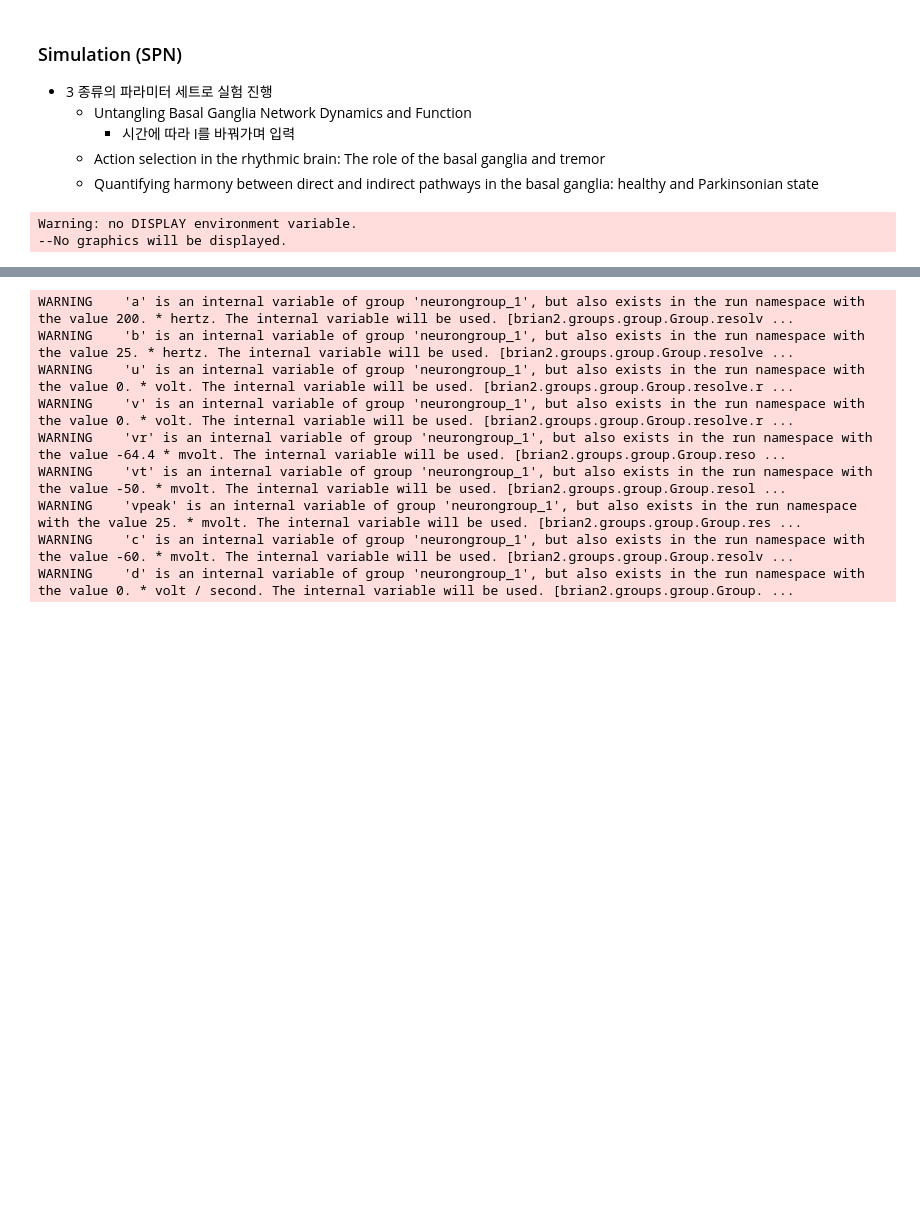
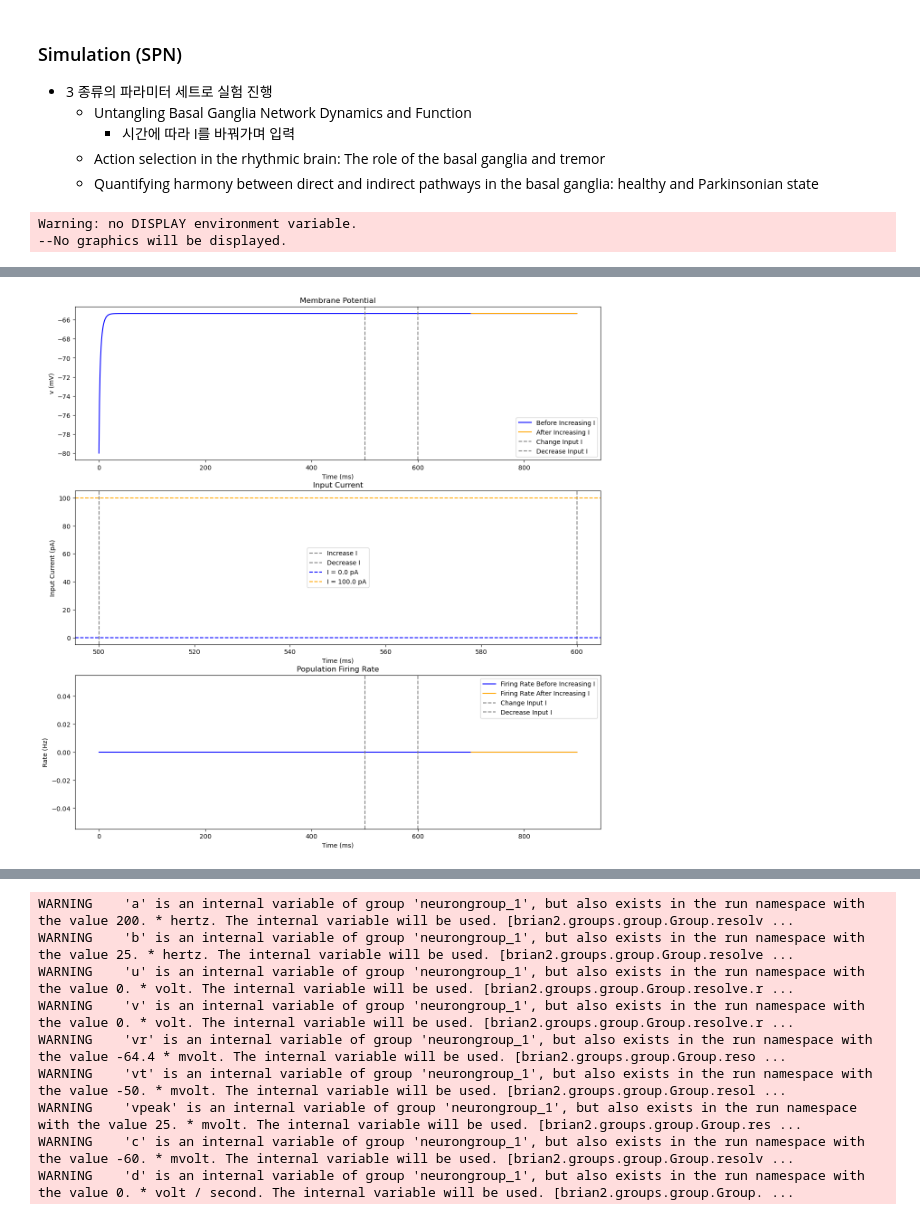
Before and after one commit to techzzt/Basal-ganglia-neuron-models, a Jupyter notebook: BG_insilico_SPN_temp.ipynb, the cells around one changed output, grey strips where cells are left out. Saved outputs shown, nothing was run; the diff lists cells and outputs as text; code cells hidden in the pictures; blank space fills up the shorter version.

```diff
--- a/BG_insilico_SPN_temp.ipynb
+++ b/BG_insilico_SPN_temp.ipynb
@@ -243,0 +319,97 @@ Earliest time when v reaches vr (in ms): 6. Hz
+# %%
+# Parameters
+simulation_time = 1000 * ms  # Total simulation time
+time_after_c_reach = 100 * ms  # Time after reaching c to increase I
+initial_I = 0 * pA
+increased_I = 100 * pA
+stabilization_time = 500 * ms  # Time to stabilize before increasing I
+decrease_I_time = 200 * ms  # Time to decrease I after increasing
+
+# Run stabilization phase
+dSPN.I = initial_I
+dv_monitor = StateMonitor(dSPN, variables='v', record=True)
+spike_monitor = SpikeMonitor(dSPN)
+rate_monitor = PopulationRateMonitor(dSPN)  # Bin size of 10ms
+
+net_I = Network(dSPN, dv_monitor, spike_monitor, rate_monitor)
+net_I.run(stabilization_time)
+
+# Find the time when v reaches c
+c_val = dSPN.c[0] # Obtain the c value for the neuron group
+times_c_reached = []
+
+for i in range(N):
+    v = dv_monitor.v[i]
+    times = dv_monitor.t
+    crossing_indices = np.where(np.diff((v >= c_val).astype(int)) == 1)[0]
+
+    if len(crossing_indices) > 0:
+        # Convert times to seconds and add to list
+        times_c_reached.extend(times[crossing_indices + 1].magnitude)
+
+# Convert times to milliseconds
+times_c_reached_ms = np.array(times_c_reached) * 1000  # Convert seconds to milliseconds
+
+# Find the earliest time when v reaches c
+if len(times_c_reached_ms) > 0:
+    earliest_time_c = min(times_c_reached_ms)
+else:
+    earliest_time_c = None
+
+print("Earliest time when v reaches c (in ms):", earliest_time_c)
+
+# Increase input current after reaching c
+if earliest_time_c is not None:
+    dSPN.I = increased_I  # Increased input current
+    net_I.run(time_after_c_reach)
+
+# Decrease input current after some time
+dSPN.I = initial_I
+net_I.run(decrease_I_time)
+
+# Create new monitors for the final phase
+dv_monitor_new = StateMonitor(dSPN, variables='v', record=True)
+spike_monitor_new = SpikeMonitor(dSPN)
+rate_monitor_new = PopulationRateMonitor(dSPN)  # Bin size of 10ms
+
+# Create and run new network for the final phase
+net_I.add(dv_monitor_new, spike_monitor_new, rate_monitor_new)
+
+net_I.run(simulation_time - stabilization_time - time_after_c_reach - decrease_I_time)
+
+# Plot results
+plt.figure(figsize=(15, 15))
+
+# Plot membrane potential
+plt.subplot(3, 1, 1)
+plt.plot(dv_monitor.t / ms, dv_monitor.v[0] / mV, label='Before Increasing I', color='blue')
+plt.plot(dv_monitor_new.t / ms, dv_monitor_new.v[0] / mV, label='After Increasing I', color='orange')
+plt.axvline(x=stabilization_time / ms, color='gray', linestyle='--', label='Change Input I')
+plt.axvline(x=(stabilization_time + time_after_c_reach) / ms, color='gray', linestyle='--', label='Decrease Input I')
+plt.xlabel('Time (ms)')
+plt.ylabel('v (mV)')
+plt.title('Membrane Potential')
+plt.legend()
+
+# Plot input current
+plt.subplot(3, 1, 2)
+plt.axvline(x=stabilization_time / ms, color='gray', linestyle='--', label='Increase I')
+plt.axvline(x=(stabilization_time + time_after_c_reach) / ms, color='gray', linestyle='--', label='Decrease I')
+plt.axhline(y=initial_I / pA, color='blue', linestyle='--', label=f'I = {initial_I / pA} pA')
+plt.axhline(y=increased_I / pA, color='orange', linestyle='--', label=f'I = {increased_I / pA} pA')
+plt.xlabel('Time (ms)')
+plt.ylabel('Input Current (pA)')
+plt.title('Input Current')
+plt.legend()
+
+# Plot firing rate
+plt.subplot(3, 1, 3)
+plt.plot(rate_monitor.t / ms, rate_monitor.smooth_rate(width=10*ms) / Hz, label='Firing Rate Before Increasing I', color='blue')
+plt.plot(rate_monitor_new.t / ms, rate_monitor_new.smooth_rate(width=10*ms) / Hz, label='Firing Rate After Increasing I', color='orange')
+plt.axvline(x=stabilization_time / ms, color='gray', linestyle='--', label='Change Input I')
+plt.axvline(x=(stabilization_time + time_after_c_reach) / ms, color='gray', linestyle='--', label='Decrease Input I')
+plt.xlabel('Time (ms)')
+plt.ylabel('Rate (Hz)')
+plt.title('Population Firing Rate')
+plt.legend()
+# %% [output]
@@ -243,0 +428 @@ Earliest time when v reaches vr (in ms): 6. Hz
+[figure, added]
```
Also changed, not shown: parts of 5 cells of this notebook.
